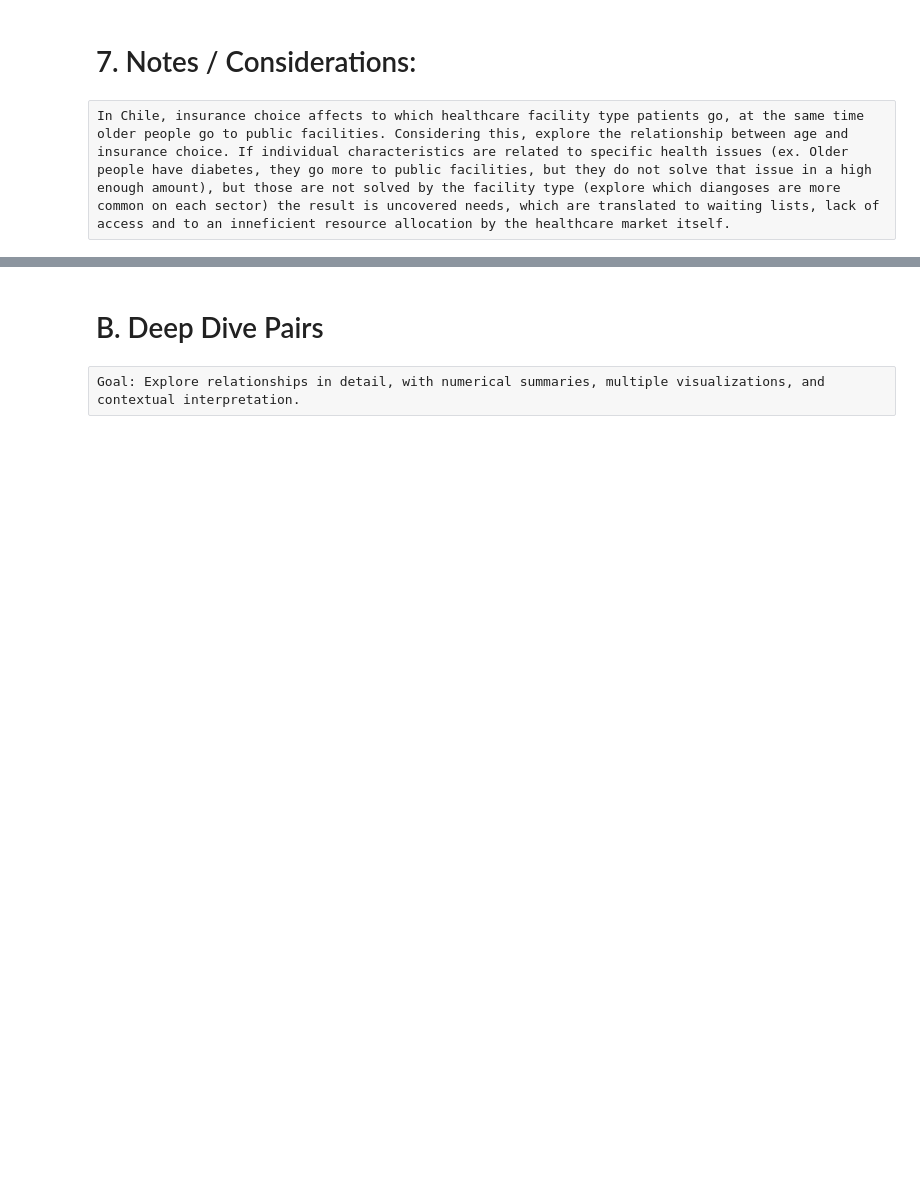
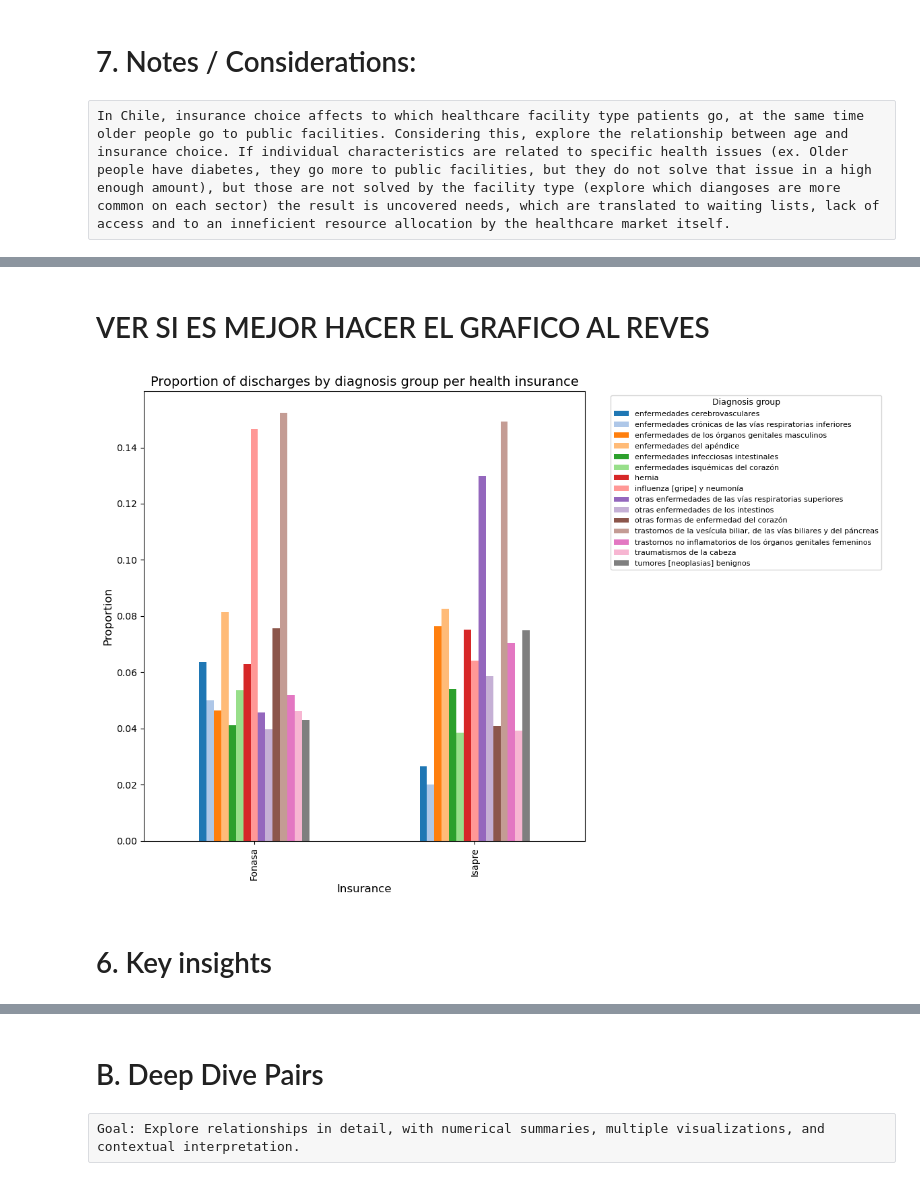
Before and after one commit to mirkopodunavak1996/EDAHospDischarges_Chile2001-2024, a Jupyter notebook: notebooks/General_Analysis_2001-2024_Bivariate(2).ipynb, the cells around one changed output, grey strips where cells are left out. Saved outputs shown, nothing was run; the diff lists cells and outputs as text; code cells hidden in the pictures; blank space fills up the shorter version.

```diff
--- a/notebooks/General_Analysis_2001-2024_Bivariate(2).ipynb
+++ b/notebooks/General_Analysis_2001-2024_Bivariate(2).ipynb
@@ -610,0 +688,39 @@ Notes: None for deep dive
+# %% [markdown]
+# VER SI ES MEJOR HACER EL GRAFICO AL REVES
+# %%
+
+
+import matplotlib.pyplot as plt
+import seaborn as sns
+import pandas as pd
+
+# Get top 15 groups
+top15_groupdiag_list = df['group names'].value_counts().head(15).index
+top15_groupdiag = df[df['group names'].isin(top15_groupdiag_list)].copy()
+
+# Crosstab (normalized per insurance)
+table = pd.crosstab(
+    top15_groupdiag['health insurance'],
+    top15_groupdiag['group names'],
+    normalize='index'
+)
+
+# Generate 15 distinct colors
+colors = sns.color_palette("tab20", n_colors=15)  # or "husl", "Set3", "hsv"
+
+# Plot
+ax = table.plot(kind='bar', stacked=False, figsize=(12, 8), color=colors)
+
+# Labels and title
+ax.set_ylabel("Proportion", fontsize=12)
+ax.set_xlabel("Insurance", fontsize=12)
+ax.set_title("Proportion of discharges by diagnosis group per health insurance", fontsize=14)
+
+# Legend formatting
+plt.legend(title="Diagnosis group", fontsize=8, title_fontsize=9, bbox_to_anchor=(1.05, 1), loc='upper left')
+plt.tight_layout()
+plt.show()
+# %% [output]
+[figure, added]
+# %% [markdown]
+# 6. Key insights
```
Also changed, not shown: parts of 56 cells of this notebook.
